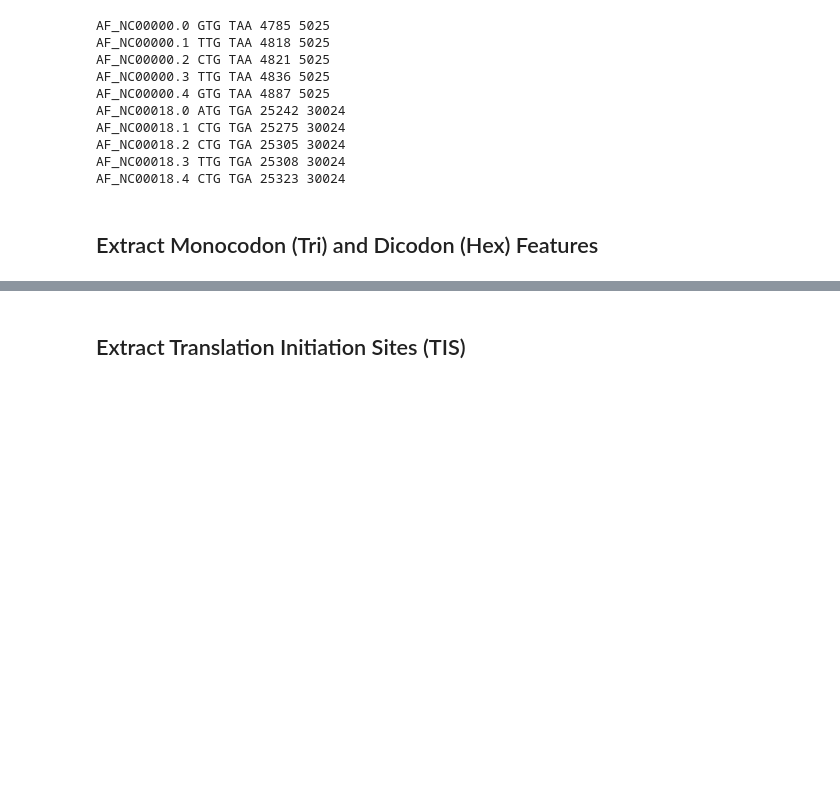
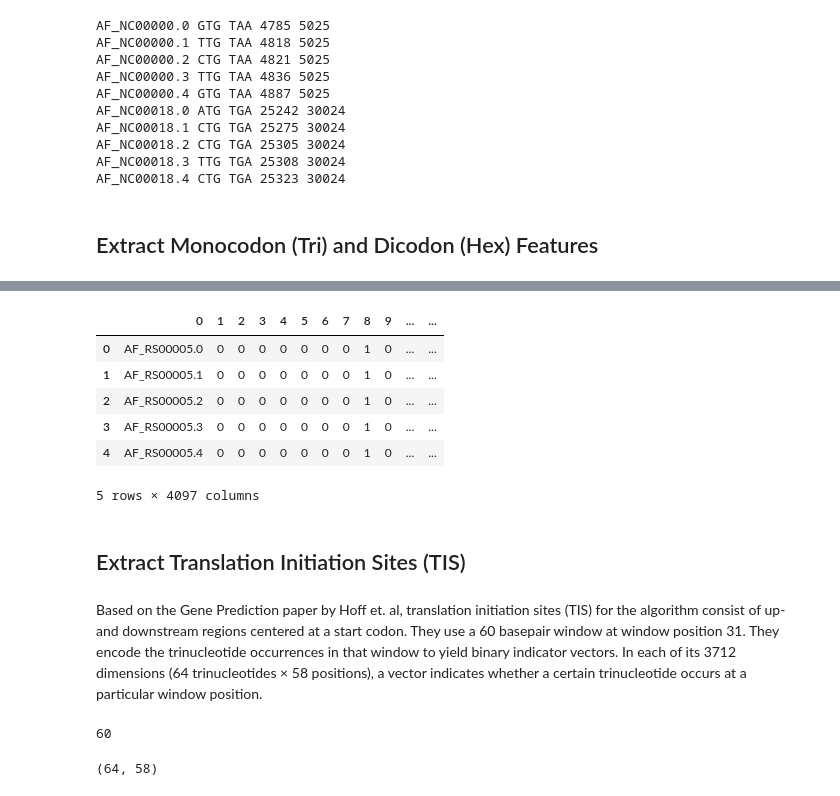
Before and after one commit to viggy-ravi/gene-prediction, a Jupyter notebook: Gene-Prediction-in-Metagenomics-Fragments.ipynb, the cells around one changed output, grey strips where cells are left out. Saved outputs shown, nothing was run; the diff lists cells and outputs as text; code cells hidden in the pictures; blank space fills up the shorter version.

```diff
--- a/Gene-Prediction-in-Metagenomics-Fragments.ipynb
+++ b/Gene-Prediction-in-Metagenomics-Fragments.ipynb
@@ -648,2 +701,36 @@ def codon_feature(seq, nbases):
+# %%
+_hex.head()
+# %% [output]
+|  | 0 | 1 | 2 | 3 | 4 | 5 | 6 | 7 | 8 | 9 | ... | ... |
+| 0 | AF_RS00005.0 | 0 | 0 | 0 | 0 | 0 | 0 | 0 | 1 | 0 | ... | ... |
+| 1 | AF_RS00005.1 | 0 | 0 | 0 | 0 | 0 | 0 | 0 | 1 | 0 | ... | ... |
+| 2 | AF_RS00005.2 | 0 | 0 | 0 | 0 | 0 | 0 | 0 | 1 | 0 | ... | ... |
+| 3 | AF_RS00005.3 | 0 | 0 | 0 | 0 | 0 | 0 | 0 | 1 | 0 | ... | ... |
+| 4 | AF_RS00005.4 | 0 | 0 | 0 | 0 | 0 | 0 | 0 | 1 | 0 | ... | ... |
+5 rows × 4097 columns
 # %% [markdown]
 ## Extract Translation Initiation Sites (TIS)
+# %% [markdown]
+Based on the Gene Prediction paper by Hoff et. al, translation initiation sites (TIS) for the algorithm consist of up- and downstream regions centered at a start codon. They use a 60 basepair window at window position 31. They encode the trinucleotide occurrences in that window to yield binary indicator vectors. In each of its 3712 dimensions (64 trinucleotides × 58 positions), a vector indicates whether a certain trinucleotide occurs at a particular window position.
+# %%
+# First we need to isolate the 60 basepair window with the start codon at its center (test case = cds[0])
+
+strand = cds[0].features[0].strand
+start  = cds[0].features[0].location.start.position
+
+# find window (-/+ 30 bp from start position)
+seq60 = (dna[0][start-30:start+30] if strand == 1 else dna[1][::-1][start-30:start+30][::-1]).seq
+print(len(seq60))
+# %% [output]
+60
+# %%
+from tensorflow.keras.utils import to_categorical
+
+# find the trinucleotide index for each trinucleotide in the sequence (slide by 1 bp each time)
+frame = [TRICODON_IDX_DICT[seq60[i:i+3]] for i in range(0,len(seq60)-2)]
+
+# then convert the list into a 64x58 dimension frame to encode the trinucleotide occurances
+tis0 = to_categorical(frame, num_classes=64).astype(int).T
+tis0.shape
+# %% [output]
+(64, 58)
```
Also changed, not shown: parts of 24 cells of this notebook.
